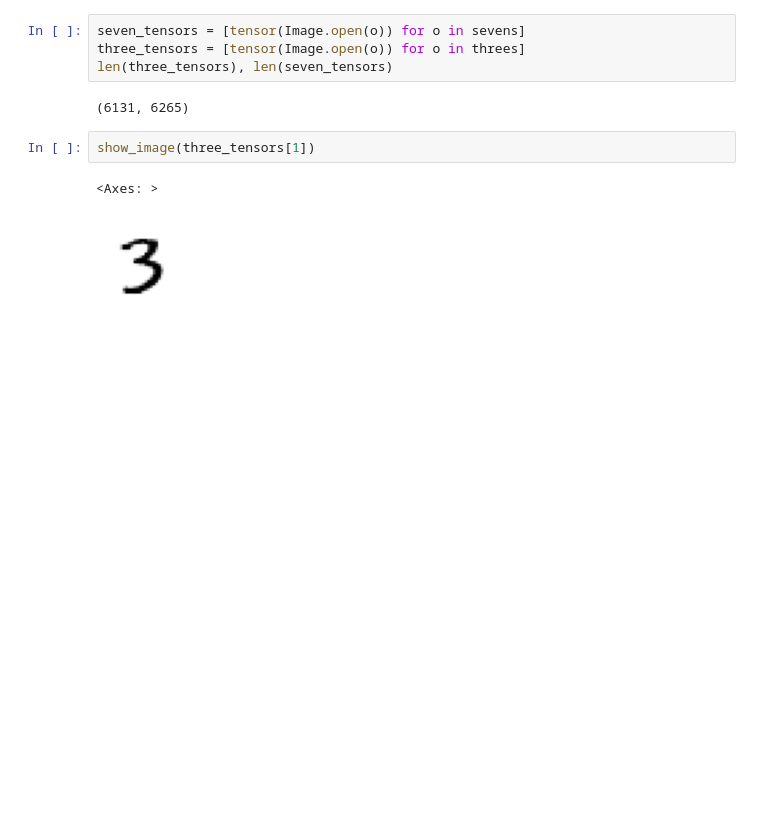
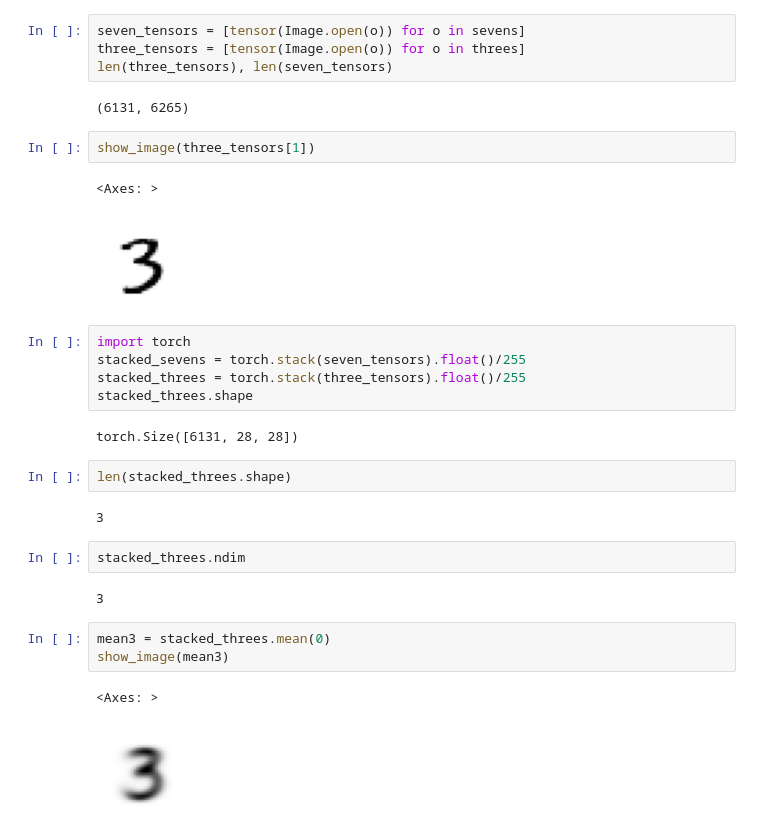
Before and after one commit to khushi-tulsiyan/fastai-course-notebooks, a Jupyter notebook: ep1_bbok.ipynb, the cells around one changed output. Saved outputs shown, nothing was run; the diff lists cells and outputs as text; blank space fills up the shorter version.

```diff
--- a/ep1_bbok.ipynb
+++ b/ep1_bbok.ipynb
@@ -75,3 +73,24 @@ show_image(three_tensors[1])
 # %% [output]
 <Axes: >
 [figure]
+# %%
+import torch
+stacked_sevens = torch.stack(seven_tensors).float()/255
+stacked_threes = torch.stack(three_tensors).float()/255
+stacked_threes.shape
+# %% [output]
+torch.Size([6131, 28, 28])
+# %%
+len(stacked_threes.shape)
+# %% [output]
+3
+# %%
+stacked_threes.ndim
+# %% [output]
+3
+# %%
+mean3 = stacked_threes.mean(0)
+show_image(mean3)
+# %% [output]
+<Axes: >
+[figure, added]
```
Also changed, not shown: parts of 3 cells of this notebook, 2 other files.
